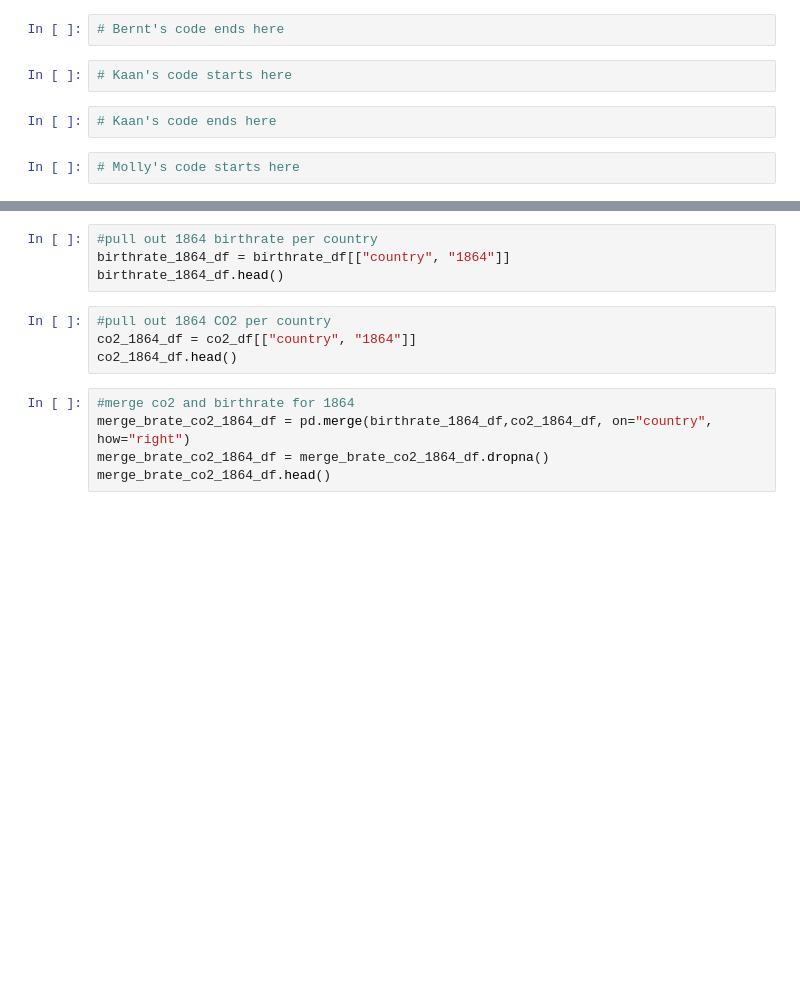
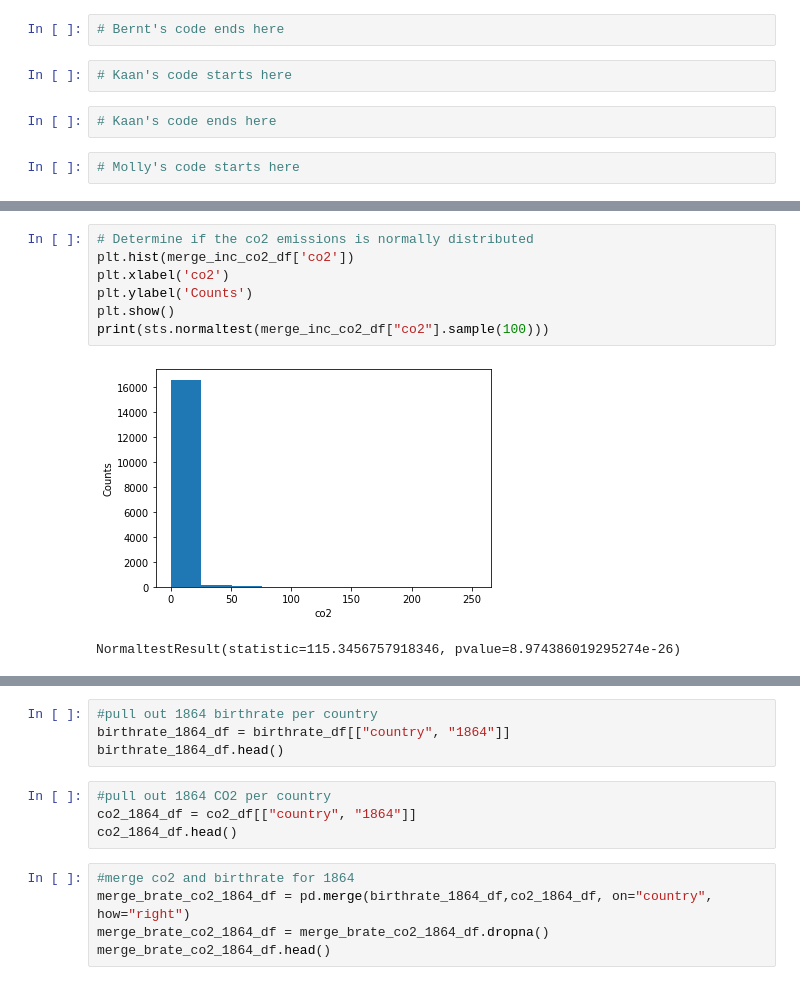
Before and after one commit to VallieTracy/project-one, a Jupyter notebook: Team_Awesome_Project_1.ipynb, the cells around one changed output, grey strips where cells are left out. Cells and saved outputs as stored; diff of their text form; blank space fills up the shorter version.

```diff
--- a/Team_Awesome_Project_1.ipynb
+++ b/Team_Awesome_Project_1.ipynb
@@ -84,0 +213,10 @@ population_df.head()
+# %%
+# Determine if the co2 emissions is normally distributed
+plt.hist(merge_inc_co2_df['co2'])
+plt.xlabel('co2')
+plt.ylabel('Counts')
+plt.show()
+print(sts.normaltest(merge_inc_co2_df["co2"].sample(100)))
+# %% [output]
+[figure, added]
+NormaltestResult(statistic=115.3456757918346, pvalue=8.974386019295274e-26)
```
Also changed, not shown: parts of 44 cells of this notebook.
